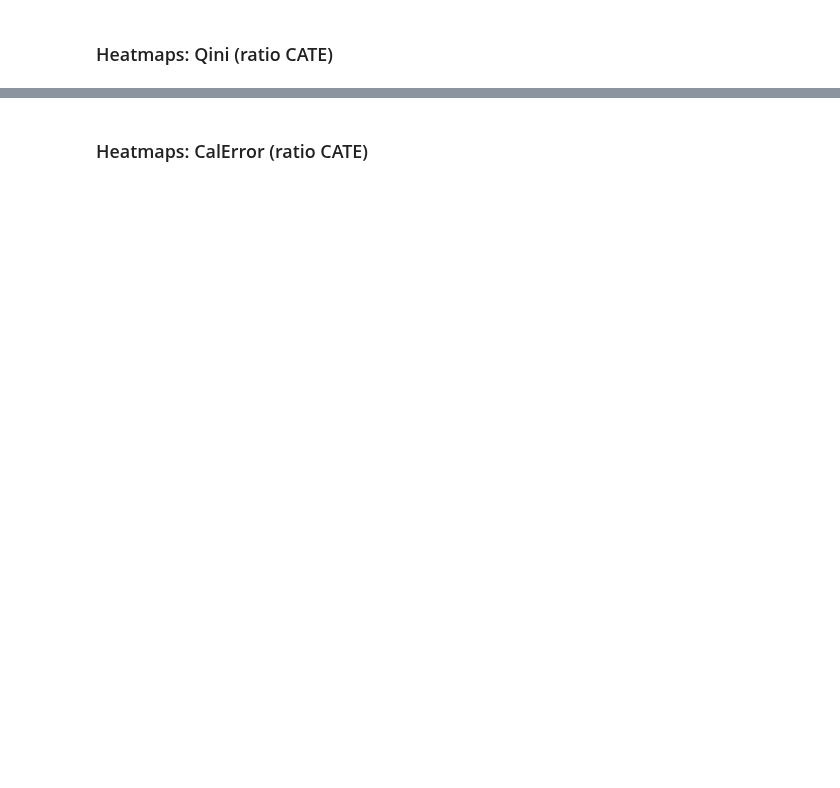
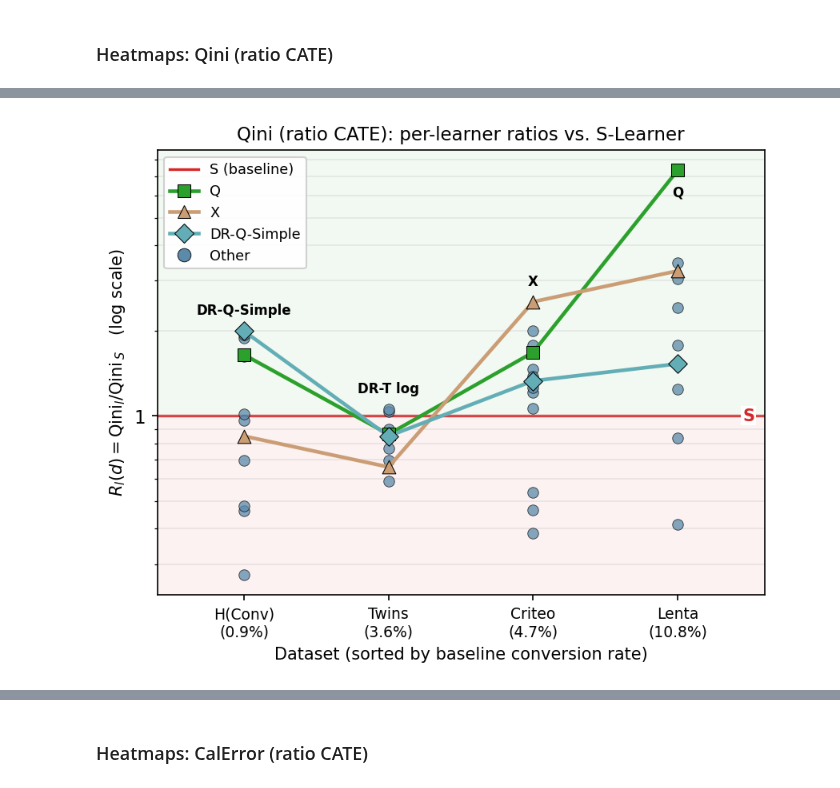
Before and after one commit to michaelfuchs90/ratiobasedcate, a Jupyter notebook: Benchmark.ipynb, the cells around one changed output, grey strips where cells are left out. Cells and saved outputs as stored; diff of their text form; code cells hidden in the pictures; blank space fills up the shorter version.

```diff
--- a/Benchmark.ipynb
+++ b/Benchmark.ipynb
@@ -155,3 +200,20 @@ fig, ratio = plot_dots_with_lines(
+# %%
+
+groups = {
+    'Other':           ['Q-Simple','DR', 'DR-S', 'DR-S log', 'DR-T', 'DR-T log', 'DR-Q', 'DR-Q log',  'DR-Q-Simple log', 'T',  'X', 'R']
+}
+
+fig, ratio = plot_dots_with_lines(
+    df_results, 'qini_ratio', ['H(Conv)', 'Twins', 'Criteo', 'Lenta'],
+    conv_rates=CONVERSION_RATES,
+    groups=groups,
+    extras=['Q', 'X', 'DR-Q-Simple'],                          # featured learner as line
+    #secondary=[],
+    #regime_split_after=3,                  # split between 4th and 5th column
+    savepath='fig_rct_learners.png',
+)
+# %% [output]
+[figure, added]
 # %%
 groups = {
     'best new DR':       ['DR-S', 'DR-S log', 'DR-T', 'DR-T log',
```
Also changed, not shown: parts of 16 cells of this notebook, 3 other files.
